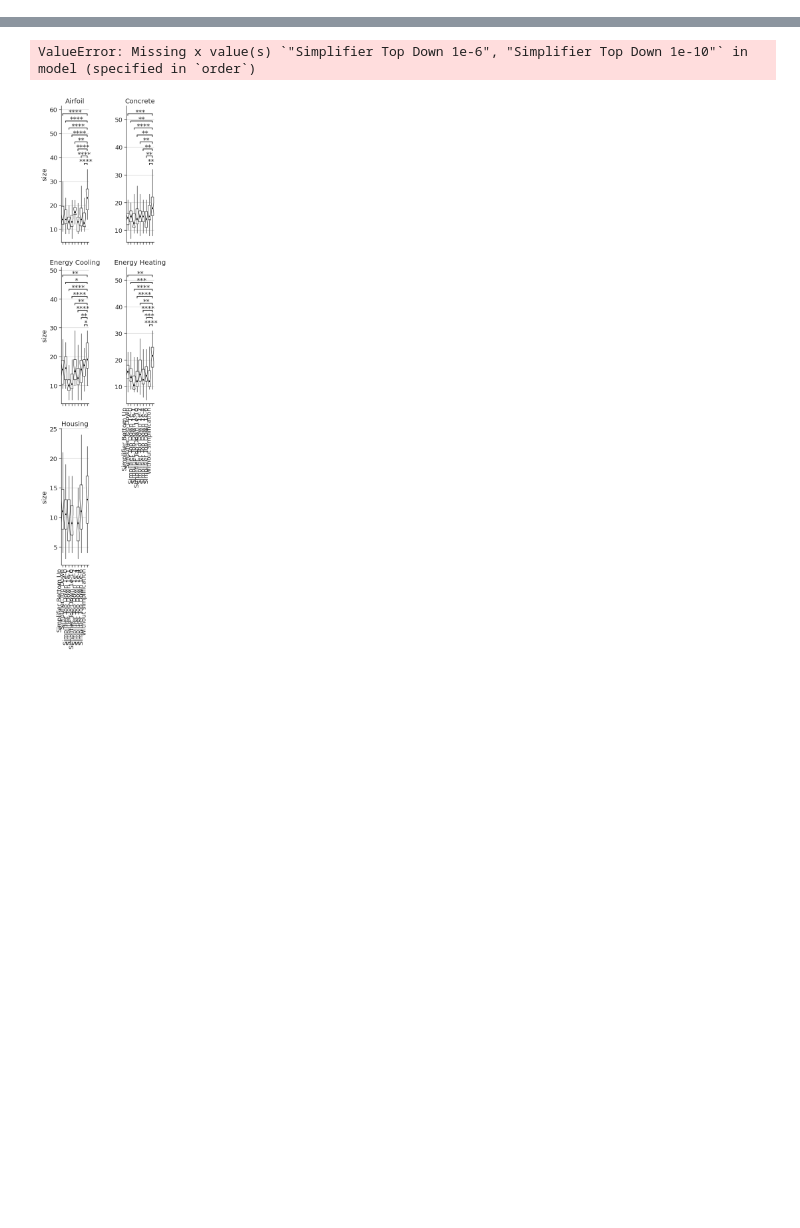
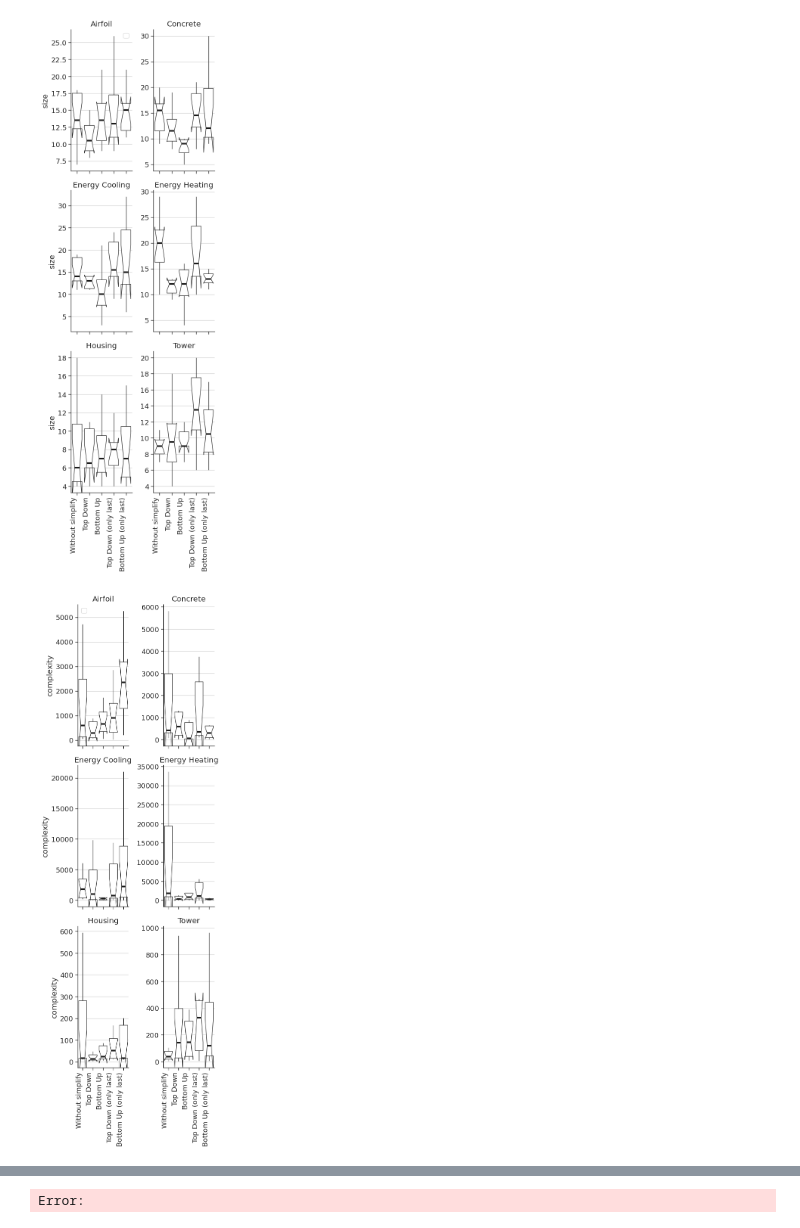
Before and after one commit to gAldeia/hashing-symbolic-expressions, a Jupyter notebook: analysis/ranking.ipynb, the cells around one changed output, grey strips where cells are left out. Saved outputs shown, nothing was run; the diff lists cells and outputs as text; code cells hidden in the pictures; blank space fills up the shorter version.

Commit message:
fixed order

```diff
--- a/analysis/ranking.ipynb
+++ b/analysis/ranking.ipynb
@@ -63,48 +61,51 @@ for yaxis in ['size', 'complexity', 'depth', 'test_r2', 'test_mse', 'time']:
         # pairs = [
         #     ('Baseline', 'C-D-TS')
         # ]
 
-        if True:
+        if False:
             annotator = Annotator(
                 plot_ax, pairs, data=results_df[(results_df['dataset']==ds)],
                 x='model', y=yaxis,
                 order=order)
             annotator.reset_configuration()
             annotator.configure(test="Mann-Whitney", hide_non_significant=True, #text_format='full',
                                 comparisons_correction="holm", verbose=0, text_offset=-3)
 
             # Calculate and annotate
             annotator.apply_and_annotate()
 
     #g.set(yscale="log")
 
     plt.tight_layout()
     plt.savefig(f"../paper/figs/{yaxis}_boxplot.pdf")
     plt.savefig(f"../paper/figs/{yaxis}_boxplot.png")
     plt.show()
 
-    cd_df = results_df.copy()#.dropna() # (Just Island model sometimes gives an NAN)
+    if False:
+        cd_df = results_df.copy()#.dropna() # (Just Island model sometimes gives an NAN)
 
-    # Line below controls if we take the median or use each random seed as a different problem in CD
-    # cd_df = cd_df.groupby(['model', 'dataset']).median().reset_index()
+        # Line below controls if we take the median or use each random seed as a different problem in CD
+        # cd_df = cd_df.groupby(['model', 'dataset']).median().reset_index()
 
-    cd_df = cd_df[cd_df.model.isin(model_nice)]
-    cd_df['dataset_random_state'] = cd_df['dataset'] + '_' + cd_df['random_state'].astype(str)
+        cd_df = cd_df[cd_df.model.isin(model_nice)]
+        cd_df['dataset_random_state'] = cd_df['dataset'] + '_' + cd_df['random_state'].astype(str)
 
-    cd_df = cd_df[['model', 'dataset_random_state', yaxis]]
-    display(cd_df.pivot('dataset_random_state', 'model').sample(3).style.background_gradient(cmap='viridis_r', axis=1))
+        cd_df = cd_df[['model', 'dataset_random_state', yaxis]]
+        display(cd_df.pivot('dataset_random_state', 'model').sample(3).style.background_gradient(cmap='viridis_r', axis=1))
 
-    cd_df.columns = ['classifier_name', 'dataset_name', 'accuracy']
-    # display(cd_df.sample())
+        cd_df.columns = ['classifier_name', 'dataset_name', 'accuracy']
+        # display(cd_df.sample())
 
-    if yaxis != 'test_r2': # if smaller is better
-        cd_df.accuracy = cd_df.accuracy*-1
+        if yaxis != 'test_r2': # if smaller is better
+            cd_df.accuracy = cd_df.accuracy*-1
 
-    for ds in results_df['dataset'].unique():
-        print(ds)
-        draw_cd_diagram(cd_df[cd_df['dataset_name'].str.startswith(ds)],
-                        alpha=0.05, path=f"../paper/figs/{yaxis}_criticaldifferences_{ds}.pdf")
+        for ds in results_df['dataset'].unique():
+            print(ds)
+            draw_cd_diagram(cd_df[cd_df['dataset_name'].str.startswith(ds)],
+                           alpha=0.05, path=f"../paper/figs/{yaxis}_criticaldifferences_{ds}.pdf")
 
-    print("final critical differences diagram")
-    draw_cd_diagram(cd_df, alpha=0.05, path=f"../paper/figs/{yaxis}_criticaldifferences.pdf")
+        print("final critical differences diagram")
+        draw_cd_diagram(cd_df, alpha=0.05, path=f"../paper/figs/{yaxis}_criticaldifferences.pdf")
 # %% [output]
+[figure, new version]
+[figure, added]
@@ -111,2 +116 @@ for yaxis in ['size', 'complexity', 'depth', 'test_r2', 'test_mse', 'time']:
-ValueError: Missing x value(s) `"Simplifier Top Down 1e-6", "Simplifier Top Down 1e-10"` in model (specified in `order`)
+Error:
-[figure, old version]
```
Also changed, not shown: parts of 2 cells of this notebook, 5 other files.
